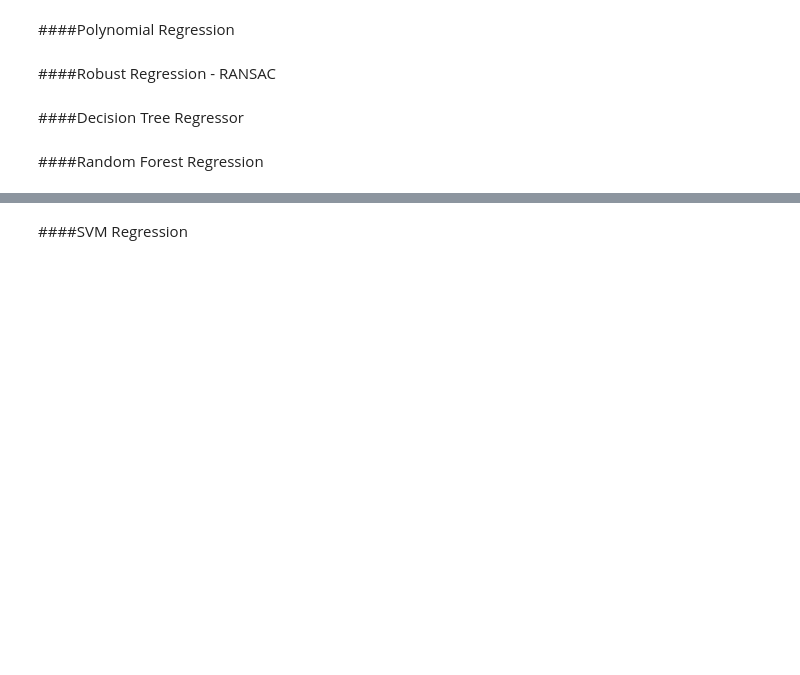
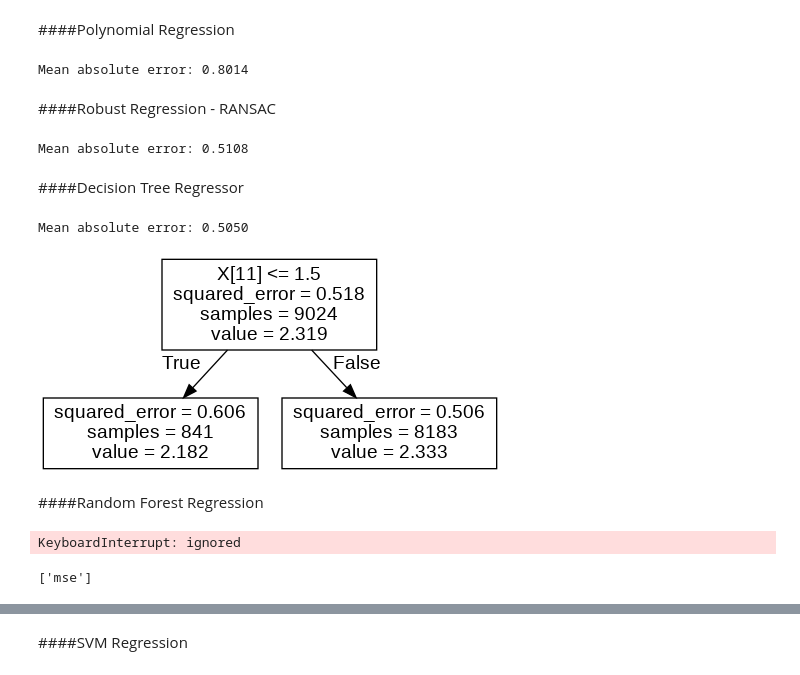
Before and after one commit to FedeSpu/argumentative-debates, a Jupyter notebook: argumentative-debates.ipynb, the cells around one changed output, grey strips where cells are left out. Drawn from its saved outputs; the diff is of its cells as text; code cells hidden in the pictures; blank space fills up the shorter version.

```diff
--- a/argumentative-debates.ipynb
+++ b/argumentative-debates.ipynb
@@ -381,3 +381,13 @@ df
 | 9497 | 1.7.4.8.3.6 | con | those high tax payers already con... | [0, 0, 1, 1, 0] |  | 5 | ubi | 2 | 2.5 | ... |
 | 9498 | 1.7.5.1 | pro | andrew yang is gaining support fo... | [0, 0, 0, 0, 2] | 5 | 3 | ubi | 2 | 4.0 | ... |
 9499 rows × 14 columns
+# %%
+max_depth_debate = {}
+for debate in df['Debate_name'].unique():
+  max_depth = df[df['Debate_name'] == debate]['Depth'].max()
+  max_depth_debate[debate] = max_depth
+# %%
+def func(row):
+  return round((row['Depth'] * 1.0) / max_depth_debate[row['Debate_name']], 1)
+# %%
+df['Depth_norm'] = df.apply(func, axis=1)
@@ -1421,3 +1446,21 @@ print("\n".join(f"Predict: {y_pred[0]:.1f}\t real {y}" for y_pred, y in zip(test
+# %%
+from sklearn.preprocessing import PolynomialFeatures
+
+# define the pipeline and train model
+poly_reg = PolynomialFeatures(degree=2, include_bias=False)
+X_poly = poly_reg.fit_transform(claim_train)
+poly_reg.fit(X_poly,y_train)
+lin_reg2=LinearRegression()
+lin_reg2.fit(X_poly,y_train)
+
+y_pred = lin_reg2.predict( poly_reg.fit_transform(claim_test))
+vfunc = np.vectorize(lambda x: 0 if (x < 0 or x > 10) else x)
+y_pred_f = vfunc(y_pred)
+# print(vfunc(y_pred))
+mae_ml = mean_absolute_error(y_test, y_pred_f)
+print(f"Mean absolute error: {mae_ml:.4f}")
+# %% [output]
+Mean absolute error: 0.8014
 # %% [markdown]
 ####Robust Regression - RANSAC
 # %%
@@ -1437,30 +1480,73 @@ ransac.fit(claim_train, y_train)
 y_pred = ransac.predict(claim_test)
 #print('predicted response:', y_pred, sep='\n')
 
-print("\n".join("{} {}".format(x, y) for x, y in zip(y_pred, y_test)))
+mae_ml = mean_absolute_error(y_test, y_pred)
+print(f"Mean absolute error: {mae_ml:.4f}")
+#print("\n".join("{} {}".format(x, y) for x, y in zip(y_pred, y_test)))
+# %% [output]
+Mean absolute error: 0.5108
 # %% [markdown]
 ####Decision Tree Regressor
 # %%
 from sklearn.tree import DecisionTreeRegressor
 import graphviz
 from sklearn.tree import export_graphviz
 from IPython.display import Image
 
 # Build decision tree
 tree=DecisionTreeRegressor(max_depth=1)
 tree.fit(claim_train,y_train)
 
 y_pred = tree.predict(claim_test)
 #print('predicted response:', y_pred, sep='\n')
 
-print("\n".join("{} {}".format(x, y) for x, y in zip(y_pred, y_test)))
+mae_ml = mean_absolute_error(y_test, y_pred)
+print(f"Mean absolute error: {mae_ml:.4f}")
+
+# print("\n".join("{} {}".format(x, y) for x, y in zip(y_pred, y_test)))
 
 dot_data = export_graphviz(tree, out_file="tree.dot")
 graph = graphviz.Source(dot_data)
 ! dot -Tpng tree.dot -o tree.png
 Image(filename='tree.png')
+# %% [output]
+Mean absolute error: 0.5050
+[figure, added]
 # %% [markdown]
 ####Random Forest Regression
+# %%
+from sklearn.ensemble import RandomForestRegressor
+from sklearn.model_selection import GridSearchCV
+
+# define used regressor
+clf = GridSearchCV(RandomForestRegressor(), {'max_depth': list(range(1,20)),
+                                             'n_estimators': list(range(10,20)),
+                                             'criterion': ['mse']},
+                   cv=5, n_jobs=-1)
+'''
+forest=RandomForestRegressor(n_estimators=20,
+                             max_depth=10,
+                             criterion='mse',
+                            )
+'''
+
+# train model
+clf.fit(claim_train, y_train)
+best_params = clf.best_params_
+print(best_params)
+
+'''
+y_pred = tree.predict(claim_test)
+
+mae_ml = mean_absolute_error(y_test, y_pred)
+print(f"Mean absolute error: {mae_ml:.4f}")
+'''
+# %% [output]
+KeyboardInterrupt: ignored
+# %%
+print(['mse'])
+# %% [output]
+['mse']
 # %%
 from sklearn.ensemble import RandomForestRegressor
 
```
Also changed, not shown: parts of 13 cells of this notebook.
